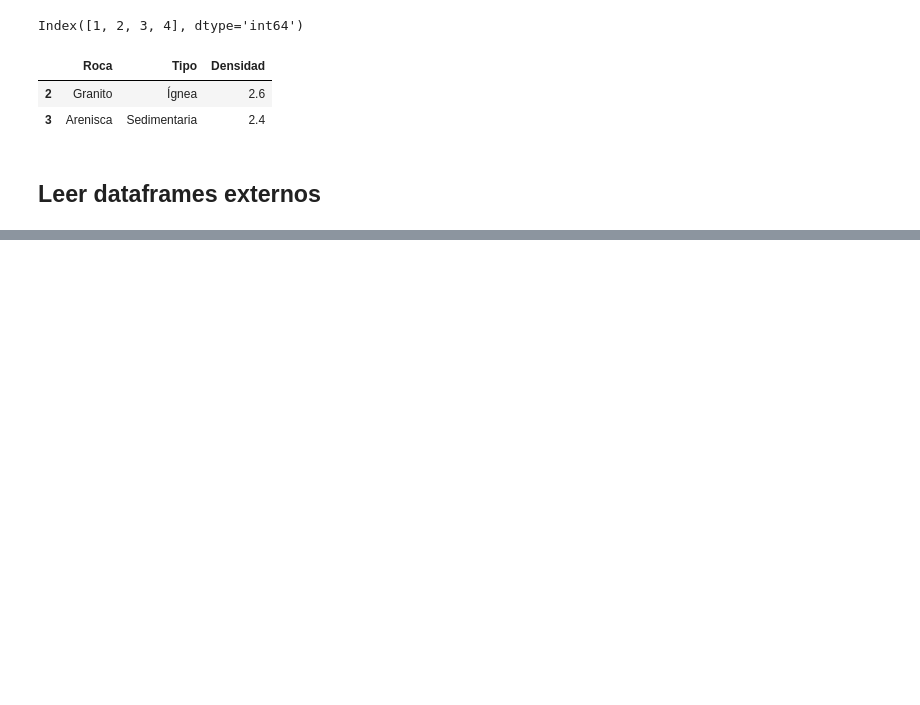
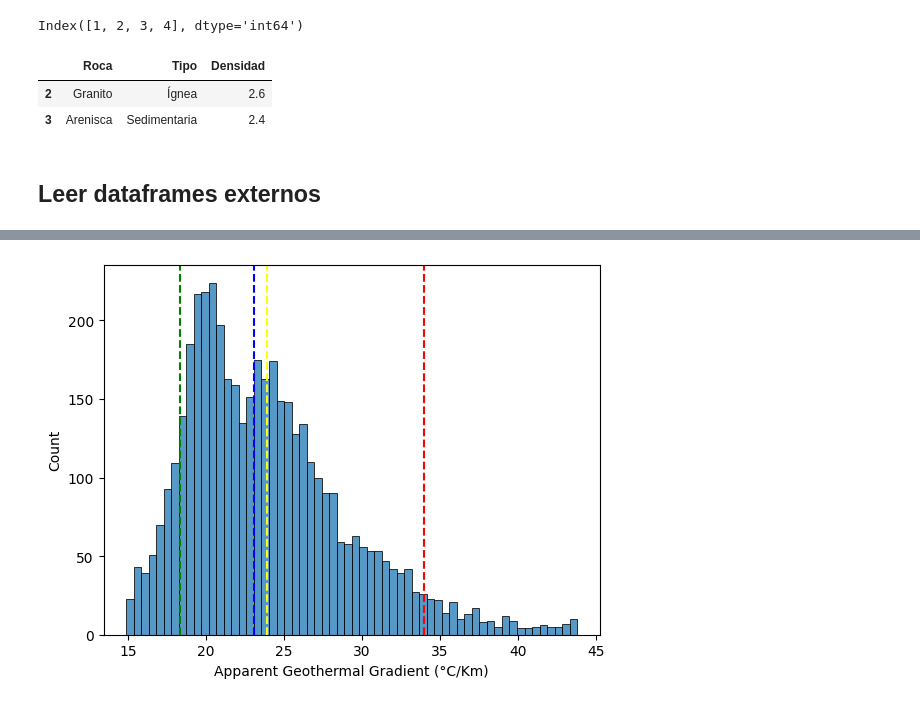
Before and after one commit to jcmefra/curso_python_git, a Jupyter notebook: modulo_1/pandas.ipynb, the cells around one changed output, grey strips where cells are left out. Cells and saved outputs as stored; diff of their text form; code cells hidden in the pictures; blank space fills up the shorter version.

```diff
--- a/modulo_1/pandas.ipynb
+++ b/modulo_1/pandas.ipynb
@@ -72,0 +616,17 @@ FileNotFoundError: [Errno 2] No such file or directory: 'modulo_1\\datos\\Volcan
+# %%
+percentil_95 = df_gradient['Apparent Geothermal Gradient (°C/Km)'].quantile(0.95)
+# %%
+percentil_50 = df_gradient['Apparent Geothermal Gradient (°C/Km)'].quantile(0.50)
+# %%
+percentil_1 = df_gradient['Apparent Geothermal Gradient (°C/Km)'].quantile(0.1)
+# %%
+media = df_gradient['Apparent Geothermal Gradient (°C/Km)'].mean()
+# %%
+sns.histplot(df_gradient['Apparent Geothermal Gradient (°C/Km)'], bins=60)
+plt.axvline(percentil_95, color='red', linestyle='--')
+plt.axvline(percentil_50, color='blue', linestyle='--')
+plt.axvline(percentil_1, color='green', linestyle='--')
+plt.axvline(media, color='yellow', linestyle='--')
+plt.show()
+# %% [output]
+[figure, added]
```
Also changed, not shown: parts of 83 cells of this notebook, 1 other file.
